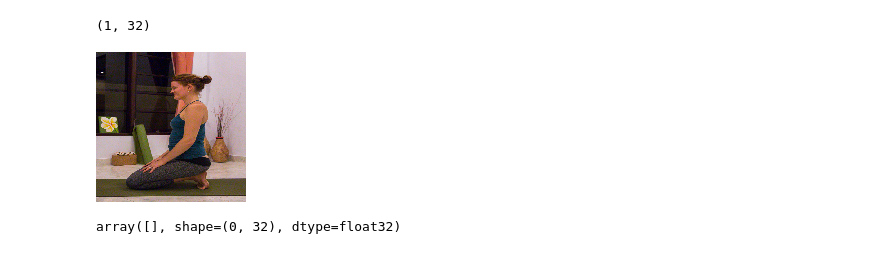
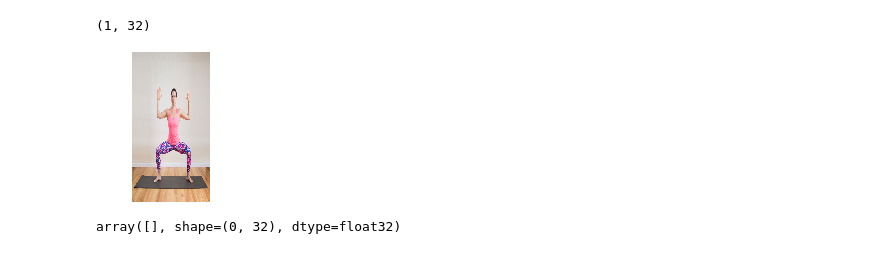
Before and after one commit to DSEDDIE/NOODLE, a Jupyter notebook: Exploring.ipynb, the cells around one changed output. Drawn from its saved outputs; the diff is of its cells as text; code cells hidden in the pictures.

```diff
--- a/Exploring.ipynb
+++ b/Exploring.ipynb
@@ -207,9 +206,9 @@ np.shape(train_labels_final)
 (1, 32)
 # %%
 #sanity check look at an image and the corresponding label
-array_to_img(train_images[12])
+array_to_img(train_images[15])
 # %% [output]
-[figure, old version]
+[figure, new version]
 # %%
 train_labels_final[:0]
 # %% [output]
```
Also changed, not shown: parts of 39 cells of this notebook.
